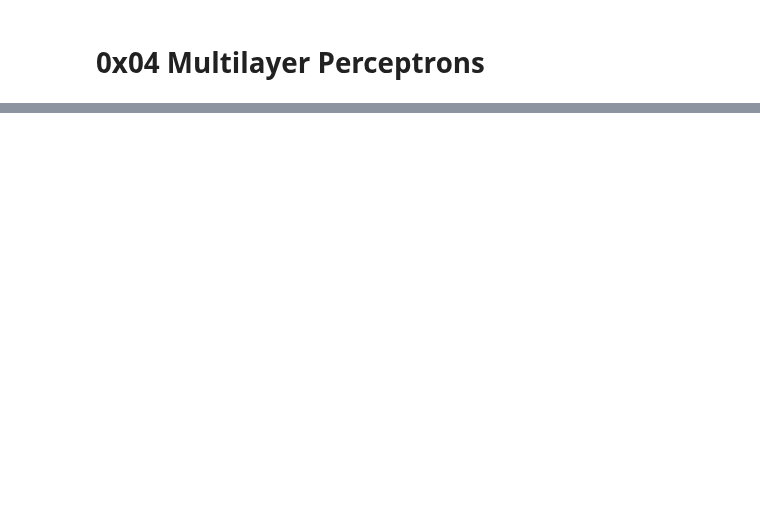
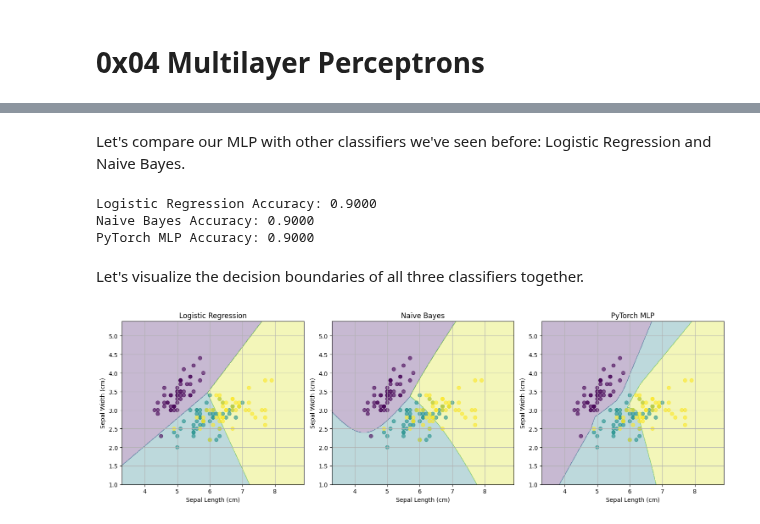
Before and after one commit to ut-vision/30min-of-deep-learning, a Jupyter notebook: 04_Multilayer_Perceptrons/index.ipynb, the cells around one changed output, grey strips where cells are left out. Saved outputs shown, nothing was run; the diff lists cells and outputs as text; code cells hidden in the pictures; blank space fills up the shorter version.

```diff
--- a/04_Multilayer_Perceptrons/index.ipynb
+++ b/04_Multilayer_Perceptrons/index.ipynb
@@ -306,0 +377,80 @@ print(gaussian_info_df)
+# %% [markdown]
+Let's compare our MLP with other classifiers we've seen before: Logistic Regression and Naive Bayes.
+# %%
+# Train Logistic Regression
+lr = LogisticRegression(max_iter=200)
+lr.fit(X_train_scaled, y_train)
+lr_pred = lr.predict(X_test_scaled)
+lr_accuracy = accuracy_score(y_test, lr_pred)
+
+# Train Naive Bayes
+nb = GaussianNB()
+nb.fit(X_train_scaled, y_train)
+nb_pred = nb.predict(X_test_scaled)
+nb_accuracy = accuracy_score(y_test, nb_pred)
+
+# Our PyTorch MLP
+pytorch_mlp_accuracy = accuracy
+
+# Compare accuracies
+print(f"Logistic Regression Accuracy: {lr_accuracy:.4f}")
+print(f"Naive Bayes Accuracy: {nb_accuracy:.4f}")
+print(f"PyTorch MLP Accuracy: {pytorch_mlp_accuracy:.4f}")
+# %% [output]
+Logistic Regression Accuracy: 0.9000
+Naive Bayes Accuracy: 0.9000
+PyTorch MLP Accuracy: 0.9000
+# %% [markdown]
+Let's visualize the decision boundaries of all three classifiers together.
+# %%
+# Create a figure with subplots
+fig, axes = plt.subplots(1, 3, figsize=(15, 5))
+
+
+# Helper function to plot decision boundaries
+def plot_decision_boundary(ax, classifier, title, is_torch_model=False):
+    # Create a meshgrid for visualization
+    X_vis = iris_df[["SepalLengthCm", "SepalWidthCm"]].values
+    x_min, x_max = X_vis[:, 0].min() - 1, X_vis[:, 0].max() + 1
+    y_min, y_max = X_vis[:, 1].min() - 1, X_vis[:, 1].max() + 1
+    xx, yy = np.meshgrid(np.arange(x_min, x_max, 0.01), np.arange(y_min, y_max, 0.01))
+
+    # Create a 2D array of points in the feature space
+    mesh_points = pd.DataFrame(
+        {"SepalLengthCm": xx.reshape(-1), "SepalWidthCm": yy.reshape(-1)}
+    )
+    mesh_points_scaled = scaler.transform(mesh_points)
+    # Make predictions on the mesh grid points
+    if is_torch_model:
+        with torch.no_grad():
+            mesh_tensor = torch.FloatTensor(mesh_points_scaled)
+            mesh_outputs = classifier(mesh_tensor)
+            _, mesh_preds = torch.max(mesh_outputs, 1)
+            Z = mesh_preds.numpy().reshape(xx.shape)
+    else:
+        Z = classifier.predict(mesh_points_scaled).reshape(xx.shape)
+
+    # Plot the decision boundary
+    ax.contourf(xx, yy, Z, alpha=0.3, cmap="viridis")
+    ax.scatter(
+        vis_df["SepalLengthCm"],
+        vis_df["SepalWidthCm"],
+        c=vis_df["Species"].cat.codes,
+        cmap="viridis",
+        alpha=0.6,
+    )
+    ax.set_title(title)
+    ax.set_xlabel("Sepal Length (cm)")
+    ax.set_ylabel("Sepal Width (cm)")
+    ax.grid()
+
+
+# Plot decision boundaries
+plot_decision_boundary(axes[0], lr, "Logistic Regression")
+plot_decision_boundary(axes[1], nb, "Naive Bayes")
+plot_decision_boundary(axes[2], model, "PyTorch MLP", is_torch_model=True)
+
+plt.tight_layout(rect=(0, 0, 1, 0.96))
+plt.show()
+# %% [output]
+[figure, added]
```
Also changed, not shown: parts of 95 cells of this notebook, 1 other file.
